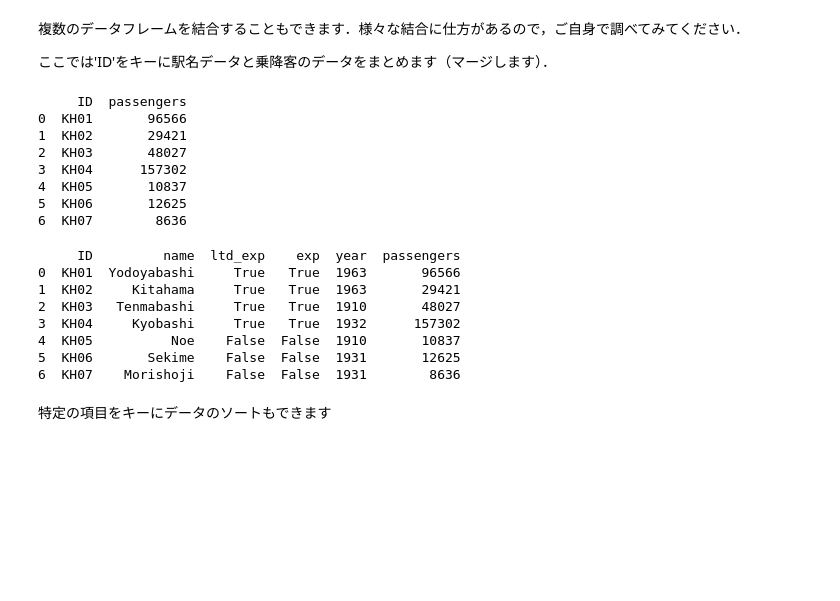
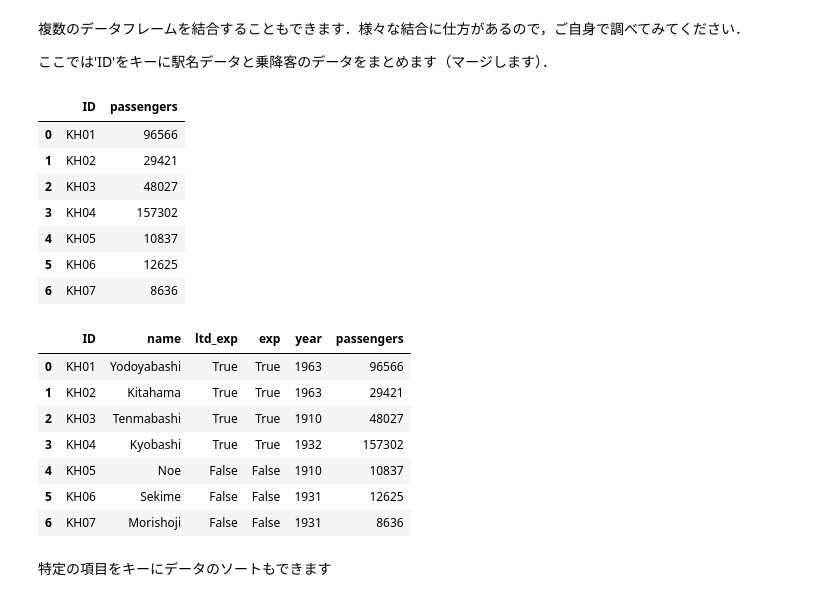
Before and after one commit to komorimasashi/kakuritsu_toukei_1, a Jupyter notebook: 12th_lec_tabulation.ipynb, the cells around one changed output. Saved outputs shown, nothing was run; the diff lists cells and outputs as text; code cells hidden in the pictures; blank space fills up the shorter version.

```diff
--- a/12th_lec_tabulation.ipynb
+++ b/12th_lec_tabulation.ipynb
@@ -76,16 +76,16 @@ DataFrameはいくつもの列で異なる型を持たせることが可能で
 森小路
 千林
 # %%
-attri_data1 = {'ID':['KH01','KH02','KH03','KH04','KH05','KH06', 'KH07']
+data1 = {'ID':['KH01','KH02','KH03','KH04','KH05','KH06', 'KH07']
         ,'name':['Yodoyabashi','Kitahama','Tenmabashi','Kyobashi','Noe', 'Sekime', 'Morishoji']
         ,'ltd_exp':[True,True,True,True,False,False,False]
         ,'exp':[True,True,True,True,False,False,False]
         ,'year':['1963','1963','1910','1932','1910', '1931', '1931']}
 
-#pandas(pd)のデータフレームとしてattri_data_frame1を作成する
-attri_data_frame1 = pd.DataFrame(attri_data1)
+#pandas(pd)のデータフレームとしてdata_frame1を作成する
+data_frame1 = pd.DataFrame(data1)
 
-print(attri_data_frame1)
+print(data_frame1)
 # %% [output]
      ID         name  ltd_exp    exp  year
 0  KH01  Yodoyabashi     True   True  1963
@@ -123,32 +123,32 @@ attri_data_frame1[["ID","year"]]
 ここでは'ID'をキーに駅名データと乗降客のデータをまとめます（マージします）．
 # %%
 # 別のデータの準備
-attri_data2 = {'ID':['KH01','KH02','KH03','KH04','KH05','KH06', 'KH07']
+data2 = {'ID':['KH01','KH02','KH03','KH04','KH05','KH06', 'KH07']
         ,'passengers':[96566,29421,48027,157302,10837,12625,8636]}
-attri_data_frame2 = pd.DataFrame(attri_data2)
-print(attri_data_frame2)
+data_frame2 = pd.DataFrame(data2)
+data_frame2
 # %% [output]
-     ID  passengers
-0  KH01       96566
-1  KH02       29421
-2  KH03       48027
-3  KH04      157302
-4  KH05       10837
-5  KH06       12625
-6  KH07        8636
+|  | ID | passengers |
+| 0 | KH01 | 96566 |
+| 1 | KH02 | 29421 |
+| 2 | KH03 | 48027 |
+| 3 | KH04 | 157302 |
+| 4 | KH05 | 10837 |
+| 5 | KH06 | 12625 |
+| 6 | KH07 | 8636 |
 # %%
 # データのマージ（内部結合）
-attri_data_frame = pd.merge(attri_data_frame1,attri_data_frame2)
-print(attri_data_frame)
+merged_data_frame = pd.merge(data_frame1,data_frame2)
+merged_data_frame
 # %% [output]
-     ID         name  ltd_exp    exp  year  passengers
-0  KH01  Yodoyabashi     True   True  1963       96566
-1  KH02     Kitahama     True   True  1963       29421
-2  KH03   Tenmabashi     True   True  1910       48027
-3  KH04     Kyobashi     True   True  1932      157302
-4  KH05          Noe    False  False  1910       10837
-5  KH06       Sekime    False  False  1931       12625
-6  KH07    Morishoji    False  False  1931        8636
+|  | ID | name | ltd_exp | exp | year | passengers |
+| 0 | KH01 | Yodoyabashi | True | True | 1963 | 96566 |
+| 1 | KH02 | Kitahama | True | True | 1963 | 29421 |
+| 2 | KH03 | Tenmabashi | True | True | 1910 | 48027 |
+| 3 | KH04 | Kyobashi | True | True | 1932 | 157302 |
+| 4 | KH05 | Noe | False | False | 1910 | 10837 |
+| 5 | KH06 | Sekime | False | False | 1931 | 12625 |
+| 6 | KH07 | Morishoji | False | False | 1931 | 8636 |
 # %% [markdown]
 特定の項目をキーにデータのソートもできます
 # %%
```
Also changed, not shown: parts of 8 cells of this notebook.
